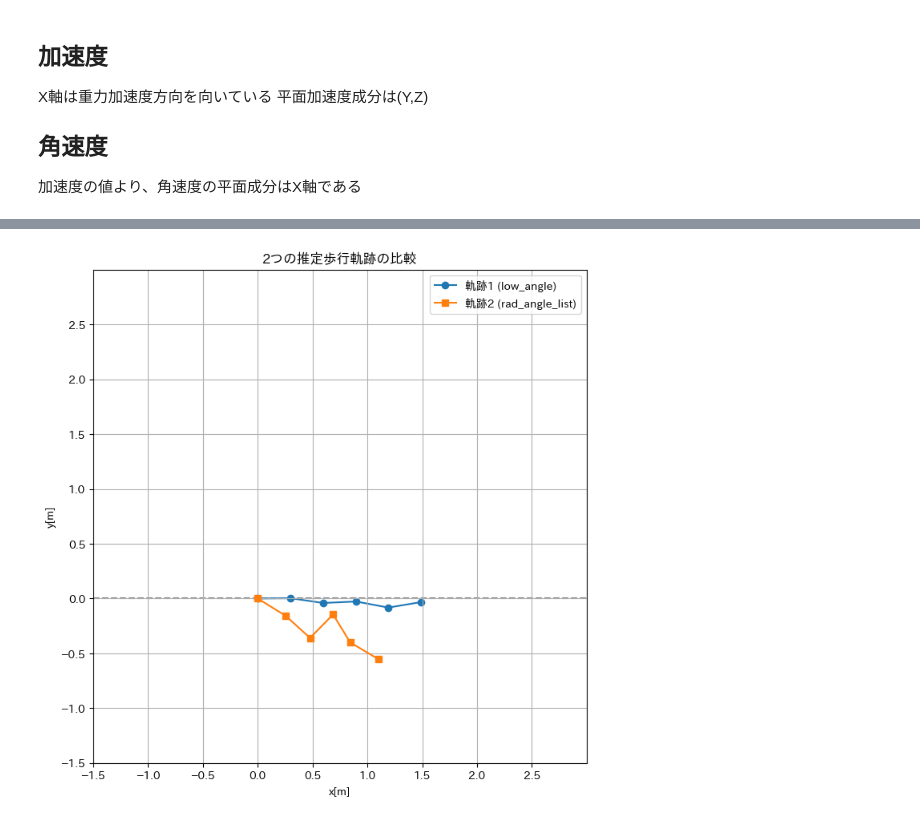
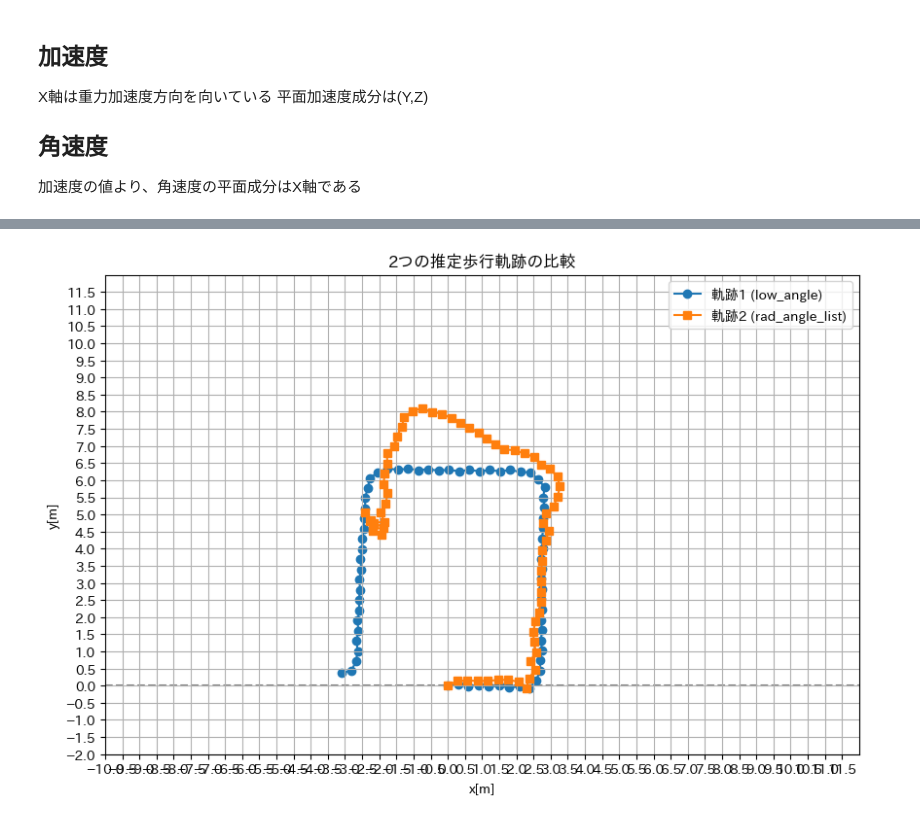
Before and after one commit to mizunoryuki/PDR-yokoaruki, a Jupyter notebook: step-hosei copy.ipynb, the cells around one changed output, grey strips where cells are left out. Saved outputs shown, nothing was run; the diff lists cells and outputs as text; code cells hidden in the pictures.

```diff
--- a/step-hosei copy.ipynb
+++ b/step-hosei copy.ipynb
@@ -109,31 +130,0 @@ plt.show()
-# %%
-# 一歩ずつの加速度の方向をプロットする
-
-fig, axes = plt.subplots(1,5,figsize=(18, 6))
-for i in range(5):
-	second_i = gensoku_index[i]
-	# axes[i].quiver(acce_data['y'].iloc[i], acce_data['z'].iloc[i], acce_data['y'].iloc[second_i] - acce_data['y'].iloc[i], acce_data['z'].iloc[second_i] - acce_data['z'].iloc[i], angles='xy', scale_units='xy', scale=1, color='red')
-	axes[i].plot([acce_data['y'].iloc[i], acce_data['y'].iloc[second_i]], [acce_data['z'].iloc[i], acce_data['z'].iloc[second_i]], color='red')
-	axes[i].vlines(acce_data['y'].iloc[second_i], 0, 5, colors='blue', linestyles='dashed', label='Y=1')
-	# z軸を基準に回転させる
-
-	axes[i].set_xlim(-2.5, 2.5)
-	axes[i].set_ylim(0, 5)
-	axes[i].set_xlabel('Y Acceleration [m/s^2]')
-	axes[i].set_ylabel('Z Acceleration [m/s^2]')
-	axes[i].set_title(f'Step {i+1}')
-	axes[i].grid()
-	axes[i].set_aspect('equal', adjustable='box')
-plt.tight_layout()
-plt.show()
-
-plt.plot(gyro_data['timestamp'], gyro_data['low_angle'], label='Low-pass Angle', color='orange')
-for i in range(len(peak)):
-	plt.scatter(gyro_data['timestamp'].iloc[peak[i]], gyro_data['low_angle'].iloc[peak[i]], color='blue', linestyle='dashed')
-	print(f"Peak {i+1}: deg{gyro_data['low_angle'].iloc[peak[i]]},rad{np.deg2rad(gyro_data['low_angle'].iloc[peak[i]])}")
-plt.xlabel('Time [s]')
-plt.ylabel('Angle [deg]')
-plt.title('Integrated Angle from Gyroscope')
-plt.legend()
-plt.grid()
-plt.show()
@@ -339,32 +215,33 @@ point_only_pdr = pd.DataFrame(data=point_only_pdr, columns=['x', 'y'])
 point['x'] = point['x'] - point['x'][0]
 point['y'] = point['y'] - point['y'][0]
 point_only_pdr['x'] = point_only_pdr['x'] - point_only_pdr['x'][0]
 point_only_pdr['y'] = point_only_pdr['y'] - point_only_pdr['y'][0]
 
 
 # --- 描画 ---
-size = ((-1.5, 3.0), (-1.5,3.0))
+# size = ((-1.5, 3.0), (-1.5,3.0))
+size = ((-10, 12), (-2, 12))
 plt.figure(figsize=(10, 8)) # グラフサイズを少し大きく
 
 # ★★★ 2つの軌跡をプロット ★★★
 plt.plot(point['x'], point['y'], 'o-', label='軌跡1 (low_angle)', zorder=1)
 plt.plot(point_only_pdr['x'], point_only_pdr['y'], 's-', label='軌跡2 (rad_angle_list)', zorder=2)
 
 
 # 軸を揃える
 plt.gca().set_aspect('equal', adjustable='box')
 
 plt.title('2つの推定歩行軌跡の比較')
 plt.xlabel('x[m]')
 plt.ylabel('y[m]')
 plt.xticks(np.arange(size[0][0], size[0][1], 0.5))
 plt.yticks(np.arange(size[1][0], size[1][1], 0.5))
 plt.hlines(0, size[0][0], size[0][1], colors='gray', linestyles='--', zorder=0)
 plt.xlim(size[0][0], size[0][1])
 plt.ylim(size[1][0], size[1][1])
 
 plt.grid()
 plt.legend() # 凡例を表示
 plt.show()
 # %% [output]
-[figure, old version]
+[figure, new version]
```
Also changed, not shown: parts of 8 cells of this notebook, 1 other file.
